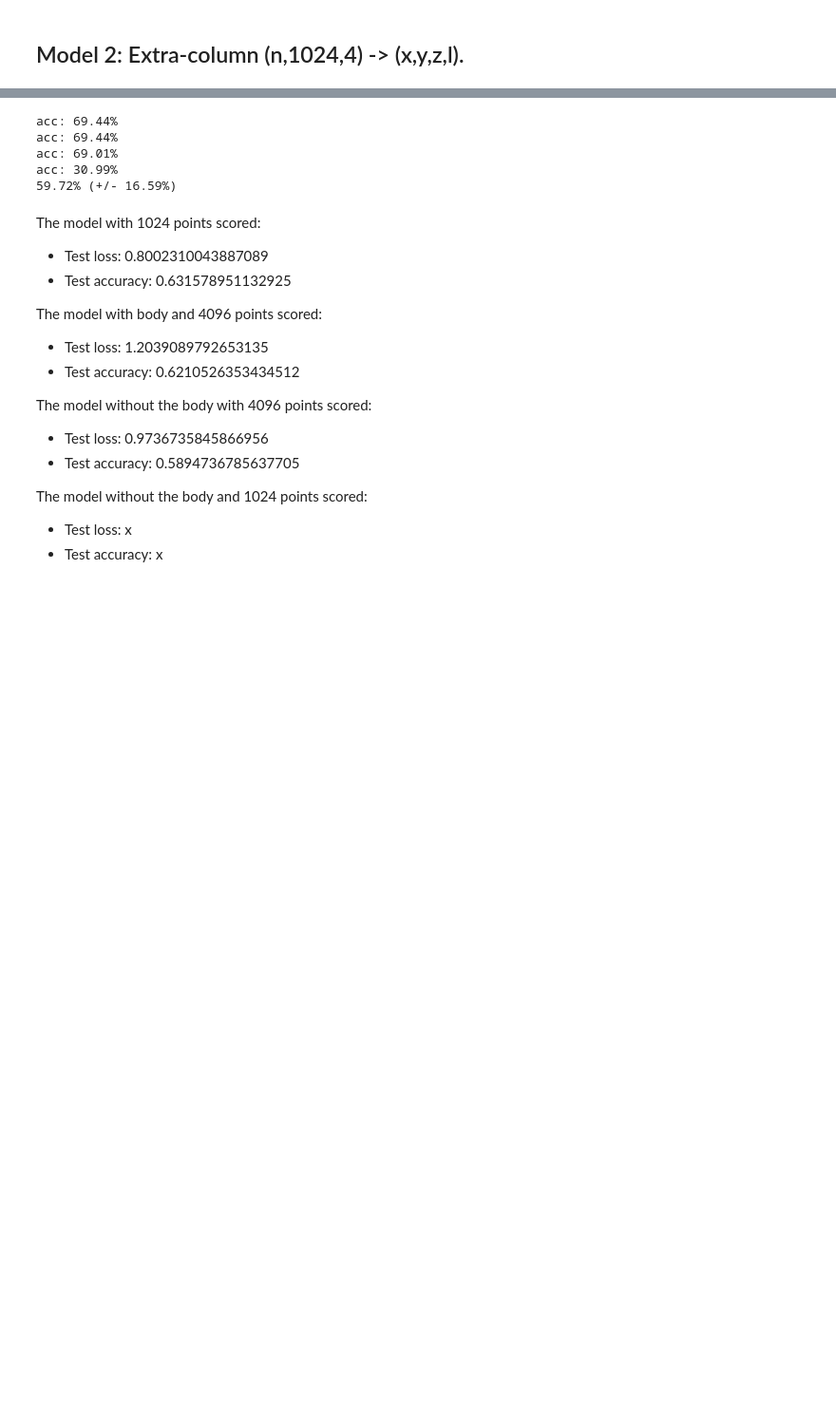
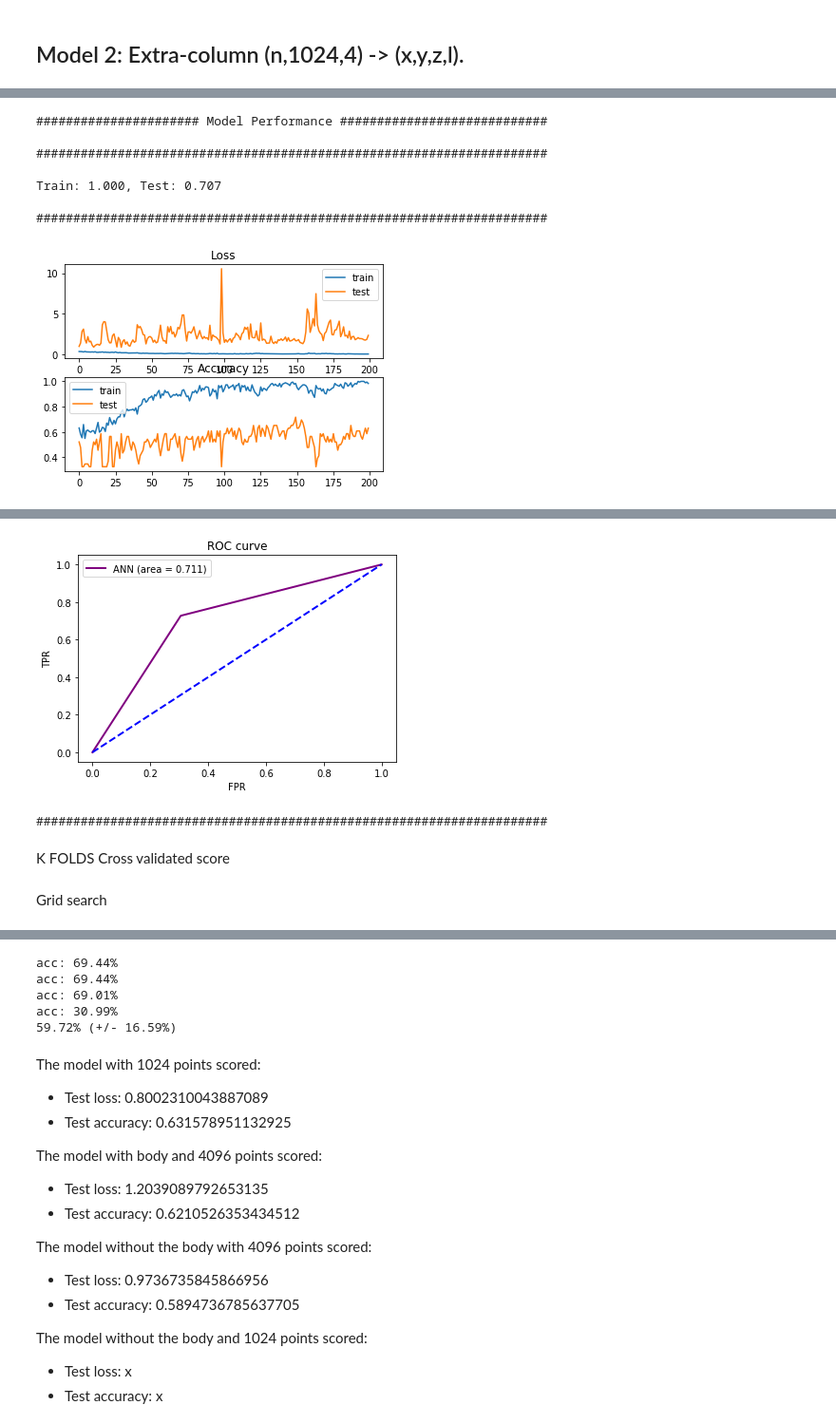
Before and after one commit to philliphungerford/dissertation, a Jupyter notebook: PointNetBasic.ipynb, the cells around one changed output, grey strips where cells are left out. Shown: that part at 95% size. Saved outputs shown, nothing was run; the diff lists cells and outputs as text; code cells hidden in the pictures; blank space fills up the shorter version.

```diff
--- a/PointNetBasic.ipynb
+++ b/PointNetBasic.ipynb
@@ -525,0 +244,68 @@ KeyboardInterrupt: ignored
+# %%
+from sklearn.metrics import accuracy_score, confusion_matrix
+print("\n###################### Model Performance ############################")
+print("\n#####################################################################")
+# evaluate the model
+_, train_acc = model.evaluate(X_train, y_train, verbose=0)
+_, test_acc = model.evaluate(X_test, y_test, verbose=0)
+print('\nTrain: %.3f, Test: %.3f' % (train_acc, test_acc))
+print("\n#####################################################################")
+################################################################################
+import matplotlib.pyplot as plt
+# plot loss during training
+plt.subplot(211)
+plt.title('Loss')
+plt.plot(history.history['loss'], label='train')
+plt.plot(history.history['val_loss'], label='test')
+plt.legend()
+
+################################################################################
+
+# plot accuracy during training
+plt.subplot(212)
+plt.title('Accuracy')
+plt.plot(history.history['acc'], label='train')
+plt.plot(history.history['val_acc'], label='test')
+plt.legend()
+plt.show()
+
+################################################################################
+print("\n#####################################################################")
+# Create the confusion matrix
+ann_cm = confusion_matrix(y_true = y_test, y_pred = y_pred.round())
+print("\nOur test confusion matrix yields: ")
+print(ann_cm)
+print("\n#####################################################################")
+
+#Classification report
+ann_report = classification_report(y_test, y_pred.round())
+print("\nClassfication Report for test:\n", ann_report)
+print("\n#####################################################################")
+
+#Calculate AUC score
+from sklearn.metrics import roc_auc_score
+ann_auc = roc_auc_score(y_test, y_pred.round())
+print("\nOur testing AUC for ann is: ", ann_auc)
+
+from sklearn.metrics import roc_curve
+fpr_ann, tpr_ann, thresholds_ann = roc_curve(y_test, y_pred.round())
+
+# Plot AUC
+plt.figure()
+plt.plot(fpr_ann, tpr_ann, color='purple', lw=2, label='ANN (area = {:.3f})'.format(ann_auc))
+plt.plot([0, 1], [0, 1], color='blue', lw=2, linestyle='--')
+plt.xlabel('FPR')
+plt.ylabel('TPR')
+plt.title('ROC curve')
+plt.legend(loc='best')
+plt.show()
+print("\n#####################################################################")
+# %% [output]
+###################### Model Performance ############################
+
+#####################################################################
+
+Train: 1.000, Test: 0.707
+
+#####################################################################
+[figure, added]
@@ -525,0 +329,2 @@ KeyboardInterrupt: ignored
+[figure, added]
+#####################################################################
@@ -525,0 +343,2 @@ KeyboardInterrupt: ignored
+# %% [markdown]
+K FOLDS Cross validated score
@@ -525,0 +373,2 @@ KeyboardInterrupt: ignored
+# %% [markdown]
+Grid search
```
Also changed, not shown: parts of 14 cells of this notebook.
